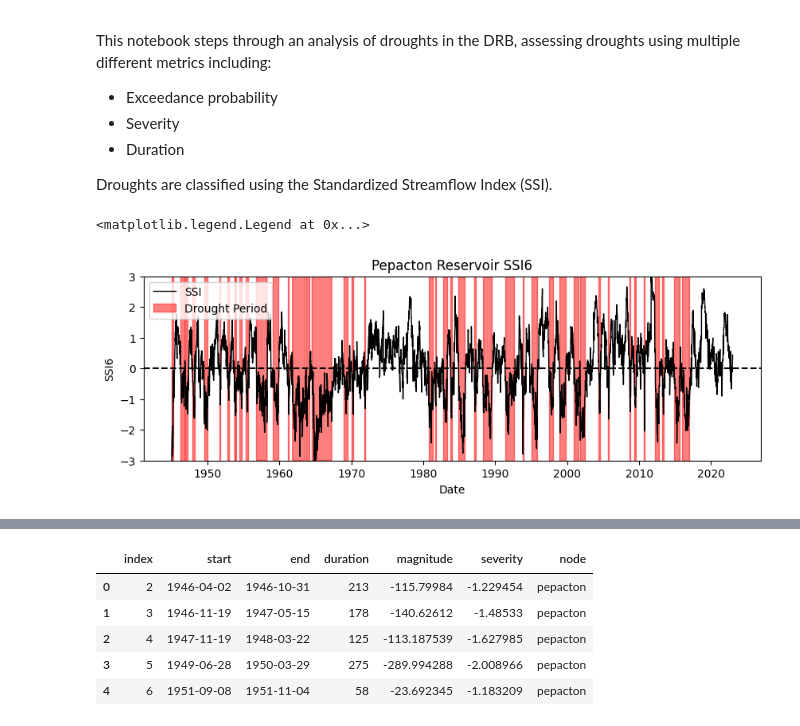
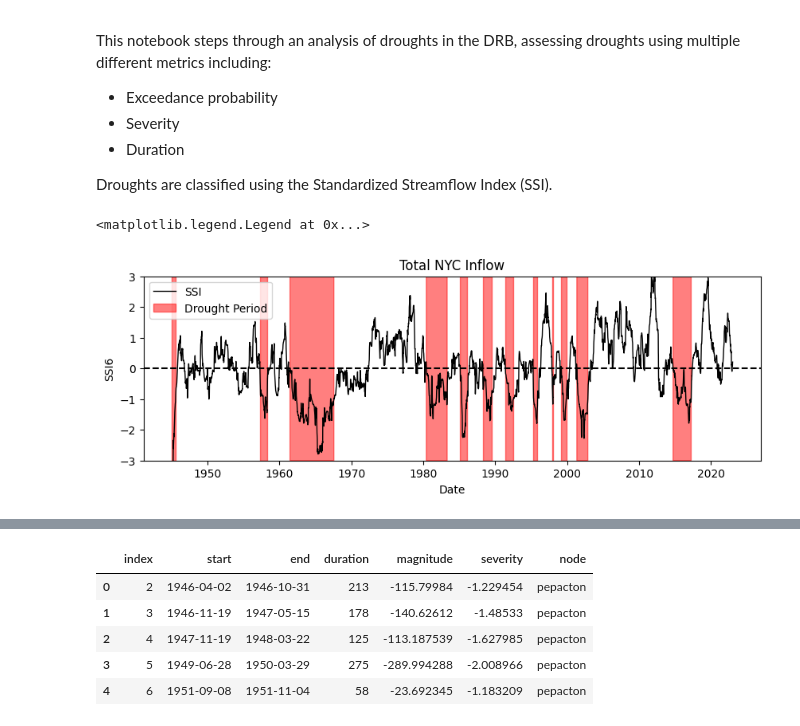
Before and after one commit to Pywr-DRB/DRB-Historic-Reconstruction, a Jupyter notebook: DRB_historic_drought_analysis.ipynb, the cells around one changed output, grey strips where cells are left out. Cells and saved outputs as stored; diff of their text form; code cells hidden in the pictures.

```diff
--- a/DRB_historic_drought_analysis.ipynb
+++ b/DRB_historic_drought_analysis.ipynb
@@ -51,8 +51,8 @@ Q_reconst_nodes["Total NYC Inflow"] = Q_reconst_nodes.loc[:,nyc_reservoirs].sum(
 Q_reconst_nodes["Basin Total"] = Q_reconst_nodes.sum(axis=1)
 # %%
 # Rolling sum
-Q_rsum = Q_reconst.rolling("180D").sum().dropna()
-Q_nodes_rsum = Q_reconst_nodes.rolling("180D").sum().dropna()
+Q_rsum = Q_reconst.rolling("365D").sum().dropna()
+Q_nodes_rsum = Q_reconst_nodes.rolling("365D").sum().dropna()
 
 node_ssi = pd.DataFrame(index = Q_rsum.index, columns=Q_nodes_rsum.columns)
 for node in node_ssi.columns:
@@ -61,14 +61,14 @@ for node in node_ssi.columns:
 # cannonsville_gammfit_plot = si.plot.dist(Q_nodes_rsum['cannonsville'], scs.gamma, cumulative=True, legend = False)
 # %%
 plot_nodes = ['Total NYC Inflow']
-plot_nodes = ['pepacton']
+# plot_nodes = ['pepacton']
 
 fig, ax = plt.subplots(nrows=len(plot_nodes), ncols=1, figsize = (10,len(plot_nodes)*3), sharex = True)
 plot_ssi(node_ssi[plot_nodes[0]], ax = ax)
-ax.set_title('Pepacton Reservoir SSI6')
+ax.set_title(plot_nodes[0])
 plt.xlabel('Date')
 plt.ylabel('SSI6')
 plt.legend(loc='upper left')
 # %% [output]
 <matplotlib.legend.Legend at 0x...>
-[figure, old version]
+[figure, new version]
```
Also changed, not shown: parts of 3 cells of this notebook, 14 other files.
